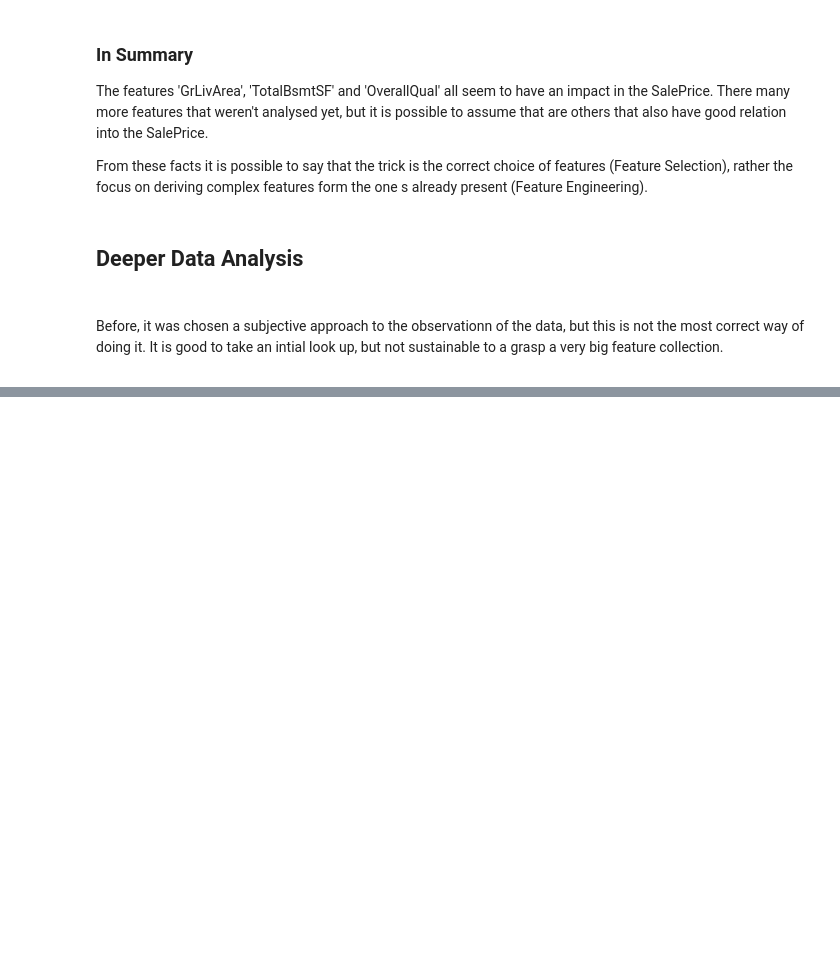
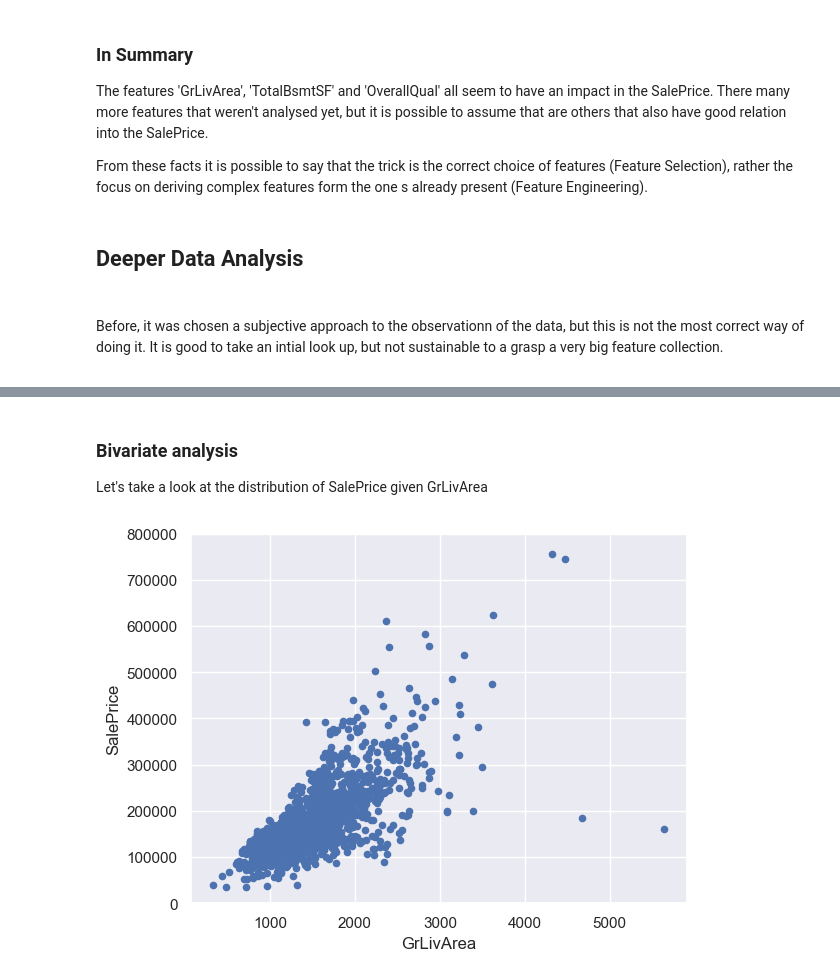
Before and after one commit to TiagoOliveira98/HousePrices, a Jupyter notebook: main.ipynb, the cells around one changed output, grey strips where cells are left out. Saved outputs shown, nothing was run; the diff lists cells and outputs as text; code cells hidden in the pictures; blank space fills up the shorter version.

```diff
--- a/main.ipynb
+++ b/main.ipynb
@@ -186,0 +251,6 @@ train_df.describe()
+# %%
+#missing data
+total = train_df.isnull().sum().sort_values(ascending=False)
+percent = (train_df.isnull().sum()/train_df.isnull().count()).sort_values(ascending=False)
+missing_data = pd.concat([total, percent], axis=1, keys=['Total', 'Percent'])
+missing_data.head(20 )
@@ -186,0 +281,7 @@ train_df.describe()
+# %%
+train_df = train_df.drop((missing_data[missing_data['Total'] > 8]).index, 1)
+train_df = train_df.drop(train_df.loc[train_df['Electrical'].isnull()].index)
+train_df = train_df.drop(train_df.loc[train_df['MasVnrArea'].isnull()].index)
+train_df = train_df.drop(train_df.loc[train_df['MasVnrType'].isnull()].index)
+
+train_df.isnull().sum().max()
@@ -186,0 +328,10 @@ train_df.describe()
+# %% [markdown]
+<h3>Bivariate analysis</h3>
+<p>Let's take a look at the distribution of SalePrice given GrLivArea
+# %%
+#bivariate analysis saleprice/grlivarea
+var = 'GrLivArea'
+data = pd.concat([train_df['SalePrice'], train_df[var]], axis=1)
+data.plot.scatter(x=var, y='SalePrice', ylim=(0,800000));
+# %% [output]
+[figure, added]
```
Also changed, not shown: parts of 76 cells of this notebook.
